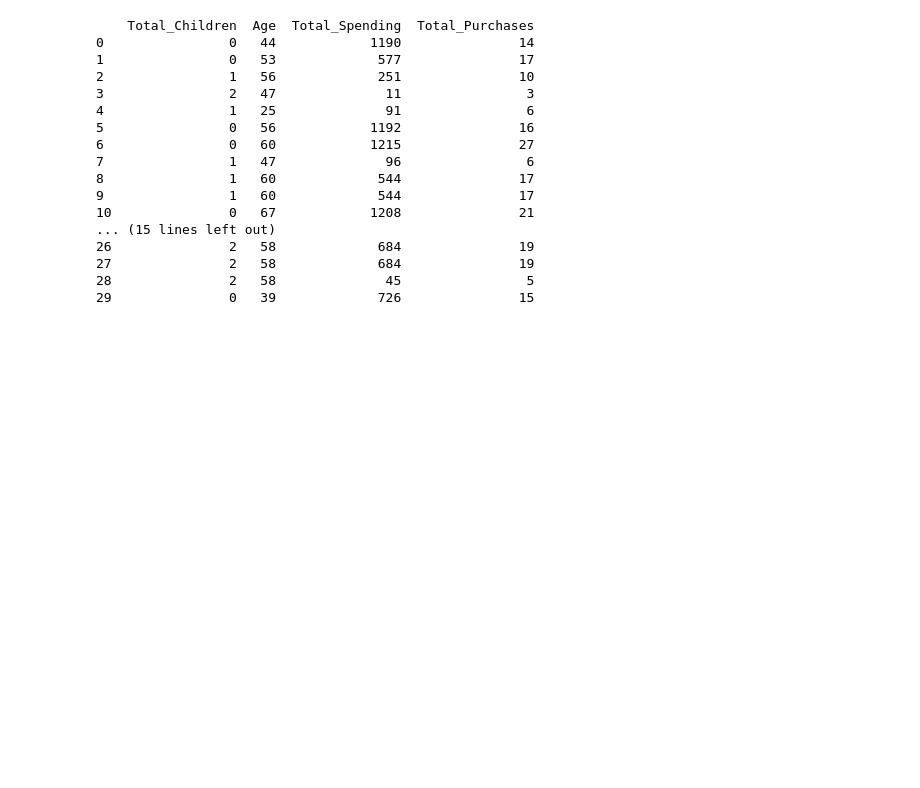
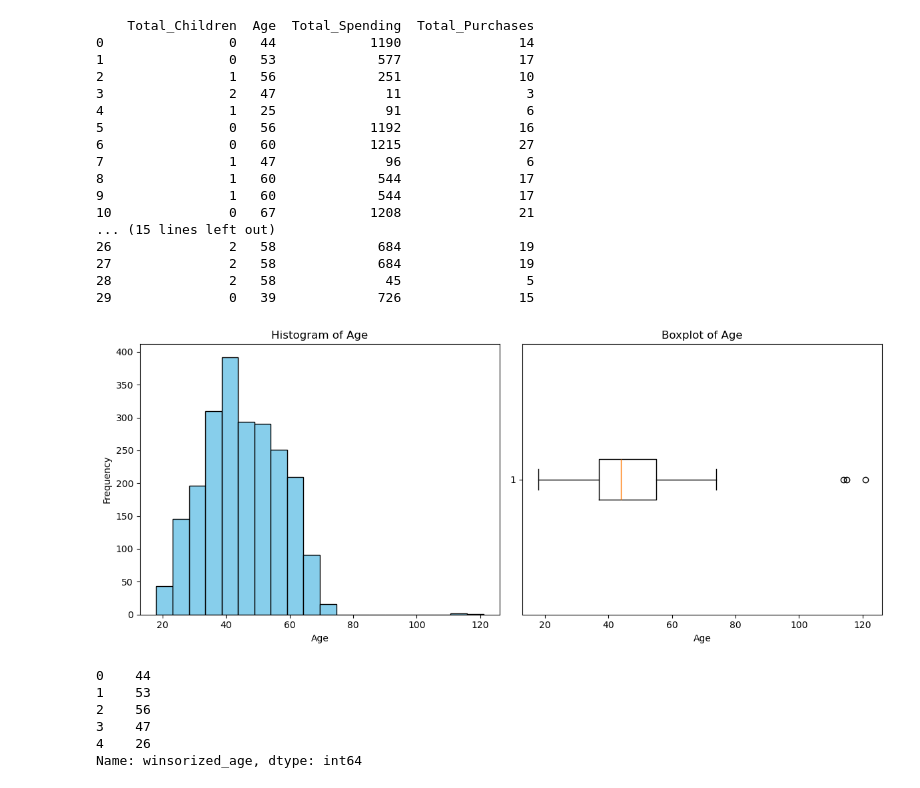
Before and after one commit to aliehs111/marketing_mix, a Jupyter notebook: marketing_mix.ipynb, the cells around one changed output. Cells and saved outputs as stored; diff of their text form; code cells hidden in the pictures; blank space fills up the shorter version.

```diff
--- a/marketing_mix.ipynb
+++ b/marketing_mix.ipynb
@@ -240,3 +240,42 @@ print(df[['Total_Children', 'Age', 'Total_Spending', 'Total_Purchases']].head(30
 27               2   58             684               19
 28               2   58              45                5
 29               0   39             726               15
+# %%
+# 4. Generate box plots and histograms to gain insights into the distributions and identify outliers. Implement outlier treatment as needed.
+
+import matplotlib.pyplot as plt
+
+# Histogram and Boxplot for Age
+plt.figure(figsize=(12, 5))
+
+# Histogram
+plt.subplot(1, 2, 1)
+plt.hist(df['Age'], bins=20, color='skyblue', edgecolor='black')
+plt.title("Histogram of Age")
+plt.xlabel("Age")
+plt.ylabel("Frequency")
+
+# Box Plot
+plt.subplot(1, 2, 2)
+plt.boxplot(df['Age'], vert=False)
+plt.title("Boxplot of Age")
+plt.xlabel("Age")
+
+plt.tight_layout()
+plt.show()
+# %% [output]
+[figure, added]
+# %%
+## the outliers in age are really skewing the data.  will try the winsorize to fix the distribution
+from scipy.stats.mstats import winsorize
+df['winsorized_age'] = winsorize(df['Age'], limits=[0.05, 0.05])
+
+# check if it worked
+print(df['winsorized_age'].head())
+# %% [output]
+0    44
+1    53
+2    56
+3    47
+4    26
+Name: winsorized_age, dtype: int64
```
Also changed, not shown: parts of 20 cells of this notebook.
